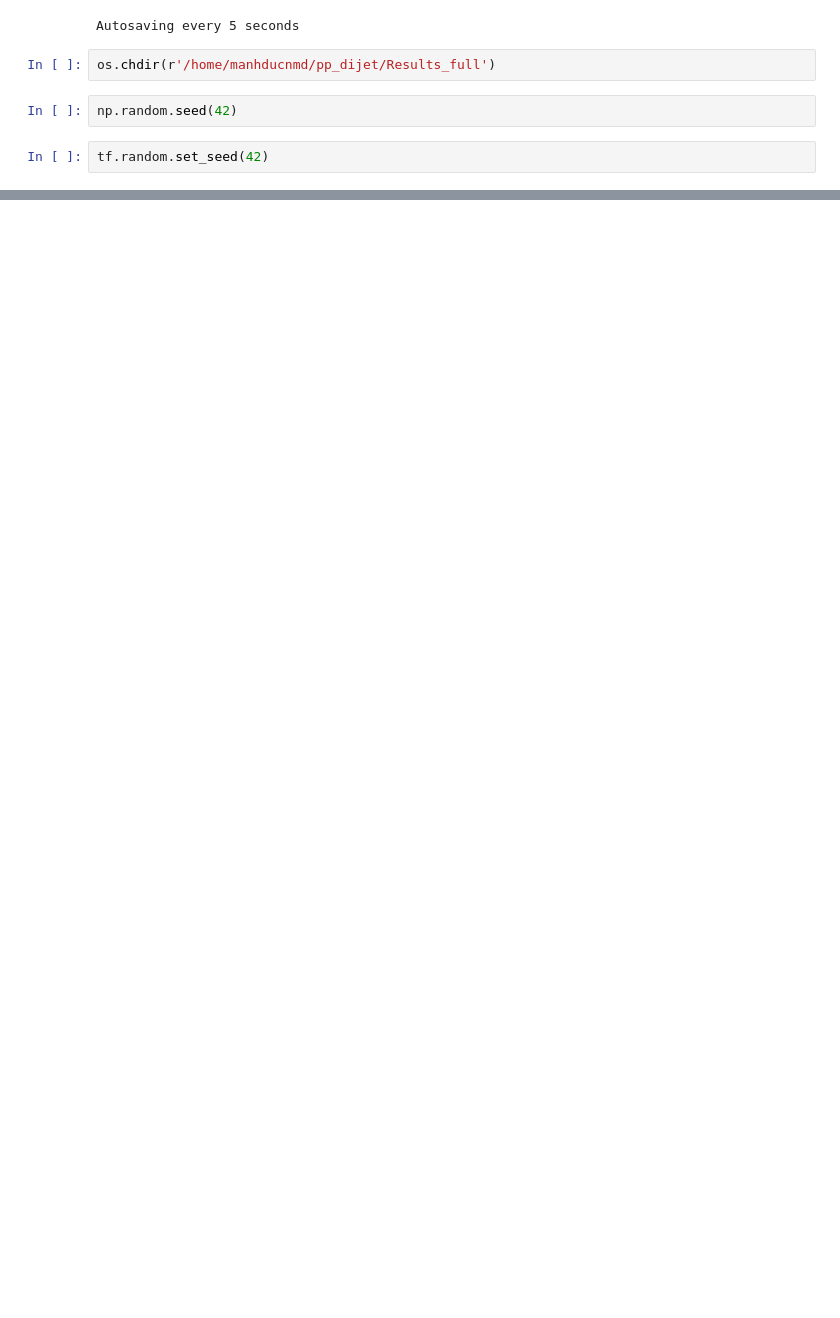
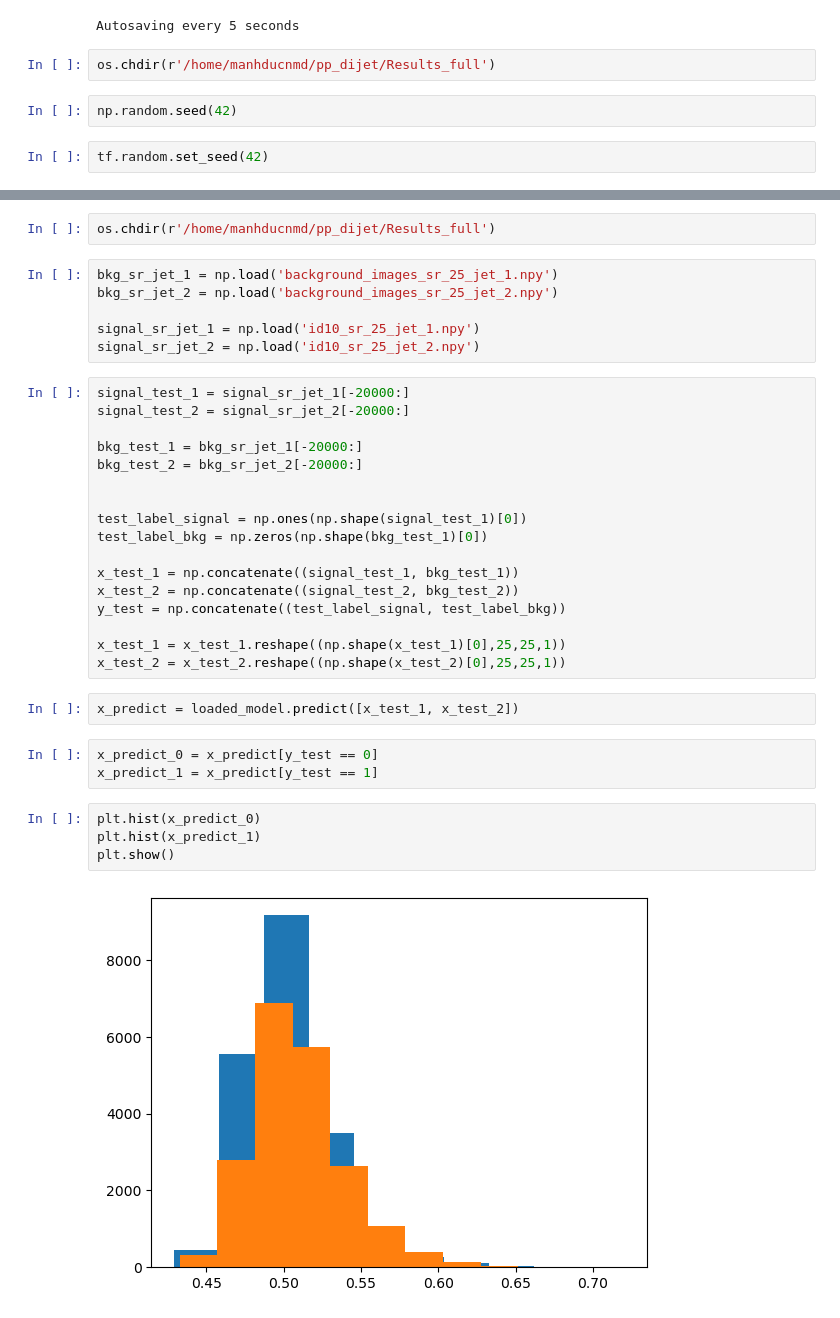
Before and after one commit to manhducnmd1/Summer_Research_CWoLa, a Jupyter notebook: Machine learning pipeline.ipynb, the cells around one changed output, grey strips where cells are left out. Drawn from its saved outputs; the diff is of its cells as text; blank space fills up the shorter version.

```diff
--- a/Machine learning pipeline.ipynb
+++ b/Machine learning pipeline.ipynb
@@ -204,0 +234,36 @@ Std of significance = 0.32:  [0.00025207 0.00261597 0.02780098]
+# %%
+os.chdir(r'/home/manhducnmd/pp_dijet/Results_full')
+# %%
+bkg_sr_jet_1 = np.load('background_images_sr_25_jet_1.npy')
+bkg_sr_jet_2 = np.load('background_images_sr_25_jet_2.npy')
+
+signal_sr_jet_1 = np.load('id10_sr_25_jet_1.npy')
+signal_sr_jet_2 = np.load('id10_sr_25_jet_2.npy')
+# %%
+signal_test_1 = signal_sr_jet_1[-20000:]
+signal_test_2 = signal_sr_jet_2[-20000:]
+
+bkg_test_1 = bkg_sr_jet_1[-20000:]
+bkg_test_2 = bkg_sr_jet_2[-20000:]
+
+
+test_label_signal = np.ones(np.shape(signal_test_1)[0])
+test_label_bkg = np.zeros(np.shape(bkg_test_1)[0])
+
+x_test_1 = np.concatenate((signal_test_1, bkg_test_1))
+x_test_2 = np.concatenate((signal_test_2, bkg_test_2))
+y_test = np.concatenate((test_label_signal, test_label_bkg))
+
+x_test_1 = x_test_1.reshape((np.shape(x_test_1)[0],25,25,1))
+x_test_2 = x_test_2.reshape((np.shape(x_test_2)[0],25,25,1))
+# %%
+x_predict = loaded_model.predict([x_test_1, x_test_2])
+# %%
+x_predict_0 = x_predict[y_test == 0]
+x_predict_1 = x_predict[y_test == 1]
+# %%
+plt.hist(x_predict_0)
+plt.hist(x_predict_1)
+plt.show()
+# %% [output]
+[figure, added]
```
Also changed, not shown: parts of 16 cells of this notebook.
